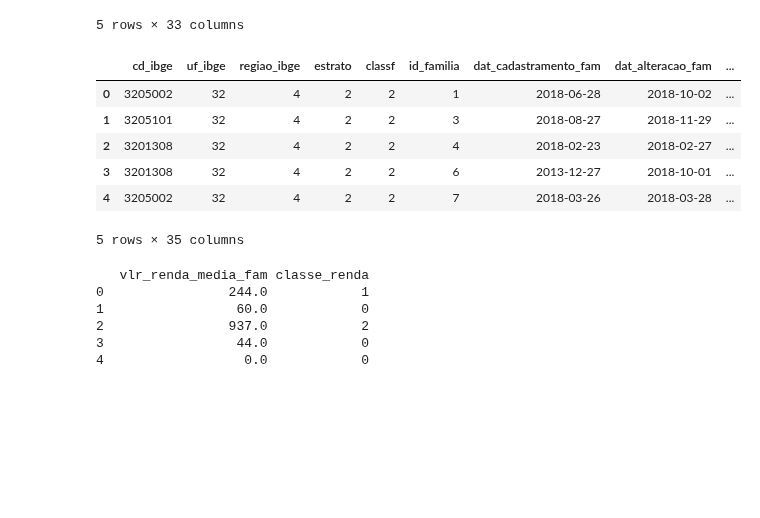
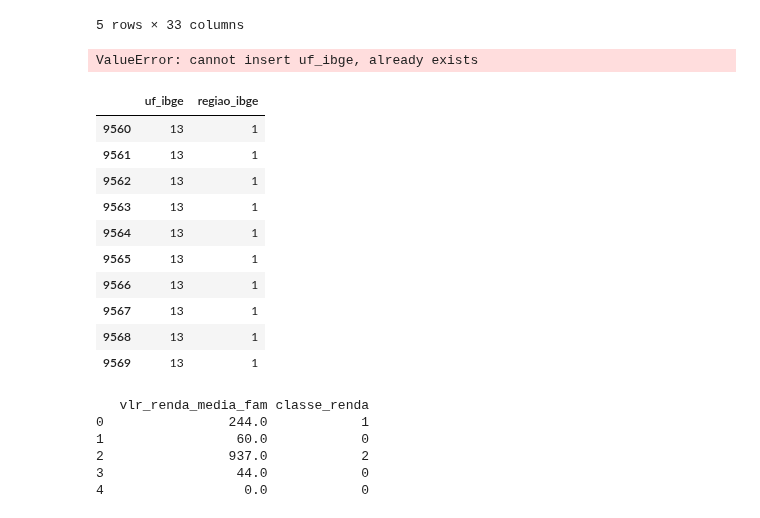
Before and after one commit to mariananresende/averiguacao_cadastral, a Jupyter notebook: bases_amostrais.ipynb, the cells around one changed output. Saved outputs shown, nothing was run; the diff lists cells and outputs as text; code cells hidden in the pictures; blank space fills up the shorter version.

```diff
--- a/bases_amostrais.ipynb
+++ b/bases_amostrais.ipynb
@@ -261,17 +261,23 @@ regioes = {
 # Criando a coluna 'regiao_ibge' e inserindo após 'uf_ibge'
 # Mapear as primeiras letras das UFs para suas respectivas regiões
 df_fam.insert(df_fam.columns.get_loc('uf_ibge') + 1, 'regiao_ibge', df_fam['uf_ibge'].str[0].map(regioes))
-
-# Exibindo as primeiras linhas do dataframe para verificar o resultado
-df_fam.head()
 # %% [output]
-|  | cd_ibge | uf_ibge | regiao_ibge | estrato | classf | id_familia | dat_cadastramento_fam | dat_alteracao_fam | ... |
-| 0 | 3205002 | 32 | 4 | 2 | 2 | 1 | 2018-06-28 | 2018-10-02 | ... |
-| 1 | 3205101 | 32 | 4 | 2 | 2 | 3 | 2018-08-27 | 2018-11-29 | ... |
-| 2 | 3201308 | 32 | 4 | 2 | 2 | 4 | 2018-02-23 | 2018-02-27 | ... |
-| 3 | 3201308 | 32 | 4 | 2 | 2 | 6 | 2013-12-27 | 2018-10-01 | ... |
-| 4 | 3205002 | 32 | 4 | 2 | 2 | 7 | 2018-03-26 | 2018-03-28 | ... |
-5 rows × 35 columns
+ValueError: cannot insert uf_ibge, already exists
+# %%
+# Exibindo as primeiras linhas do dataframe para verificar o resultado
+df_fam.iloc[9560:9570,1:3]
+# %% [output]
+|  | uf_ibge | regiao_ibge |
+| 9560 | 13 | 1 |
+| 9561 | 13 | 1 |
+| 9562 | 13 | 1 |
+| 9563 | 13 | 1 |
+| 9564 | 13 | 1 |
+| 9565 | 13 | 1 |
+| 9566 | 13 | 1 |
+| 9567 | 13 | 1 |
+| 9568 | 13 | 1 |
+| 9569 | 13 | 1 |
 # %%
 # Criar uma nova coluna 'classe_renda' com base em 'vlr_renda_media_fam'
 # em 2018 o SM era de 954,00 e pobreza para o PBF era até 178.00
```
Also changed, not shown: 2 other files.
